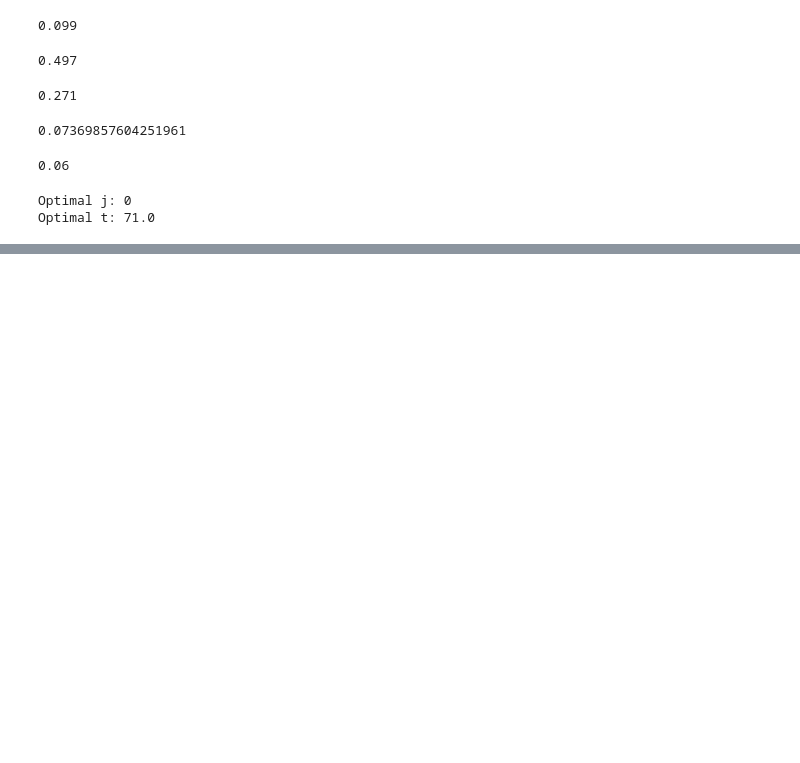
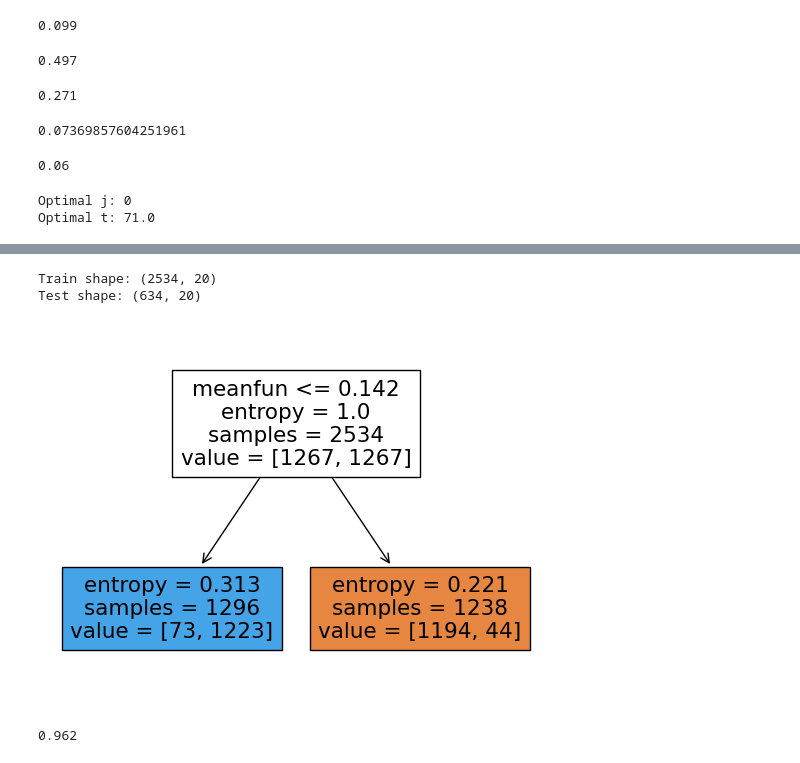
Before and after one commit to lurtz-dahaka/data_science_course, a Jupyter notebook: SKILLFACTORY/MATH&ML-3. Теория вероятностей/Practice.ipynb, the cells around one changed output, grey strips where cells are left out. Saved outputs shown, nothing was run; the diff lists cells and outputs as text; code cells hidden in the pictures; blank space fills up the shorter version.

```diff
--- a/SKILLFACTORY/MATH&ML-3. Теория вероятностей/Practice.ipynb
+++ b/SKILLFACTORY/MATH&ML-3. Теория вероятностей/Practice.ipynb
@@ -82,0 +202,3 @@ calculate_weighted_impurity(X, y, optimal_split_params, )
+# %%
+voice_data = pd.read_csv('data/voice_gender.csv')
+voice_data.head()
@@ -82,0 +233,31 @@ calculate_weighted_impurity(X, y, optimal_split_params, )
+# %%
+X = voice_data.drop('label', axis=1)
+y = voice_data['label']
+# %%
+# Формируем обучающую и тестовую выборки
+X_train, X_test, y_train, y_test = model_selection.train_test_split(X, y, test_size=0.2, stratify=y, random_state=42)
+print('Train shape: {}'.format(X_train.shape))
+print('Test shape: {}'.format(X_test.shape))
+# %% [output]
+Train shape: (2534, 20)
+Test shape: (634, 20)
+# %%
+dt = tree.DecisionTreeClassifier(
+    criterion='entropy',
+    max_depth=1
+)
+
+dt.fit(X_train, y_train)
+tree.plot_tree(
+    decision_tree=dt,
+    feature_names=X_train.columns,
+    filled=True,
+    impurity=True,
+);
+# %% [output]
+[figure, added]
+# %%
+y_test_predict = dt.predict(X_test)
+print(round(metrics.accuracy_score(y_test, y_test_predict), 3))
+# %% [output]
+0.962
```
Also changed, not shown: parts of 20 cells of this notebook, 5 other files.
